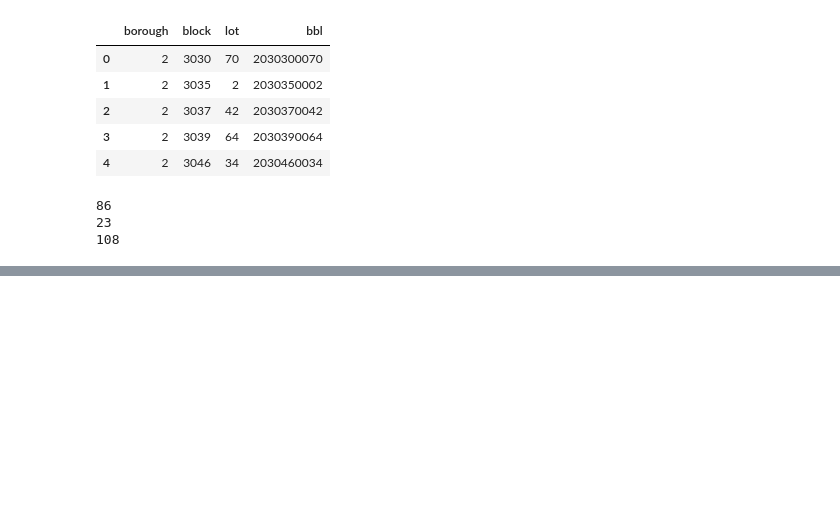
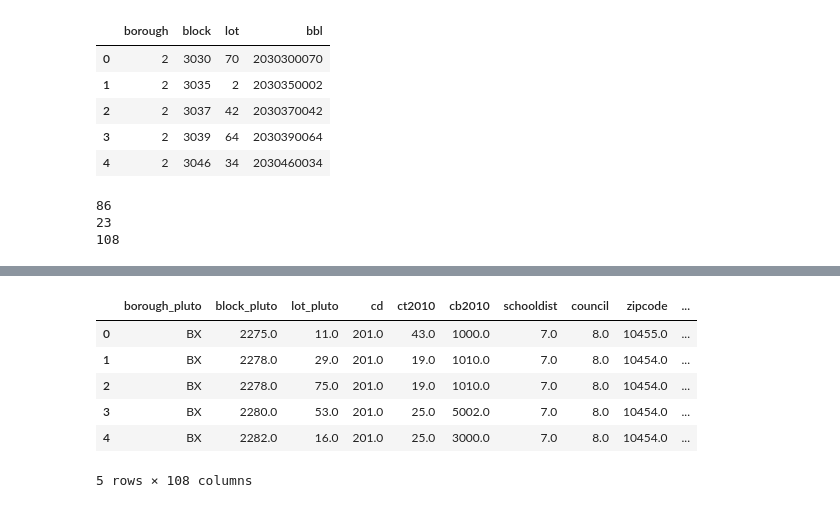
Before and after one commit to jgutman/reveal-estate, a Jupyter notebook: import_organize_finance_sales.ipynb, the cells around one changed output, grey strips where cells are left out. Saved outputs shown, nothing was run; the diff lists cells and outputs as text; code cells hidden in the pictures; blank space fills up the shorter version.

```diff
--- a/import_organize_finance_sales.ipynb
+++ b/import_organize_finance_sales.ipynb
@@ -107,8 +107,12 @@ def add_BBL_and_price_per_ft(data, copy = True):
     bbl_formatted = pd.Series(["%01d%05d%04d" % (row.borough, row.block, row.lot) for row in bbl_columns],
                               dtype='int64')
     processed_data["bbl"] = bbl_formatted
-    processed_data["price per sqft"] = data["sale price"] / data[
-        "gross square feet"]
+    # Use the larger: gross sqft or land sqft, gross sqft may be zero sometimes
+    processed_data["price per sqft"] = data["sale price"].astype('float64') / data[[
+        "gross square feet", "land square feet"]].max(axis=1)
+    # Replace 0s and infinity with NaN for clarity
+    processed_data = processed_data.replace(
+        {'price per sqft': {0: np.nan, np.inf: np.nan}})
     return processed_data
 # %%
 brooklyn_15 = add_BBL_and_price_per_ft(brooklyn_15)
@@ -236,0 +249,10 @@ print(len(buildings.columns))
+# %%
+buildings.head()
+# %% [output]
+|  | borough_pluto | block_pluto | lot_pluto | cd | ct2010 | cb2010 | schooldist | council | zipcode | ... |
+| 0 | BX | 2275.0 | 11.0 | 201.0 | 43.0 | 1000.0 | 7.0 | 8.0 | 10455.0 | ... |
+| 1 | BX | 2278.0 | 29.0 | 201.0 | 19.0 | 1010.0 | 7.0 | 8.0 | 10454.0 | ... |
+| 2 | BX | 2278.0 | 75.0 | 201.0 | 19.0 | 1010.0 | 7.0 | 8.0 | 10454.0 | ... |
+| 3 | BX | 2280.0 | 53.0 | 201.0 | 25.0 | 5002.0 | 7.0 | 8.0 | 10454.0 | ... |
+| 4 | BX | 2282.0 | 16.0 | 201.0 | 25.0 | 3000.0 | 7.0 | 8.0 | 10454.0 | ... |
+5 rows × 108 columns
```
Also changed, not shown: parts of 7 cells of this notebook, 1 other file.
